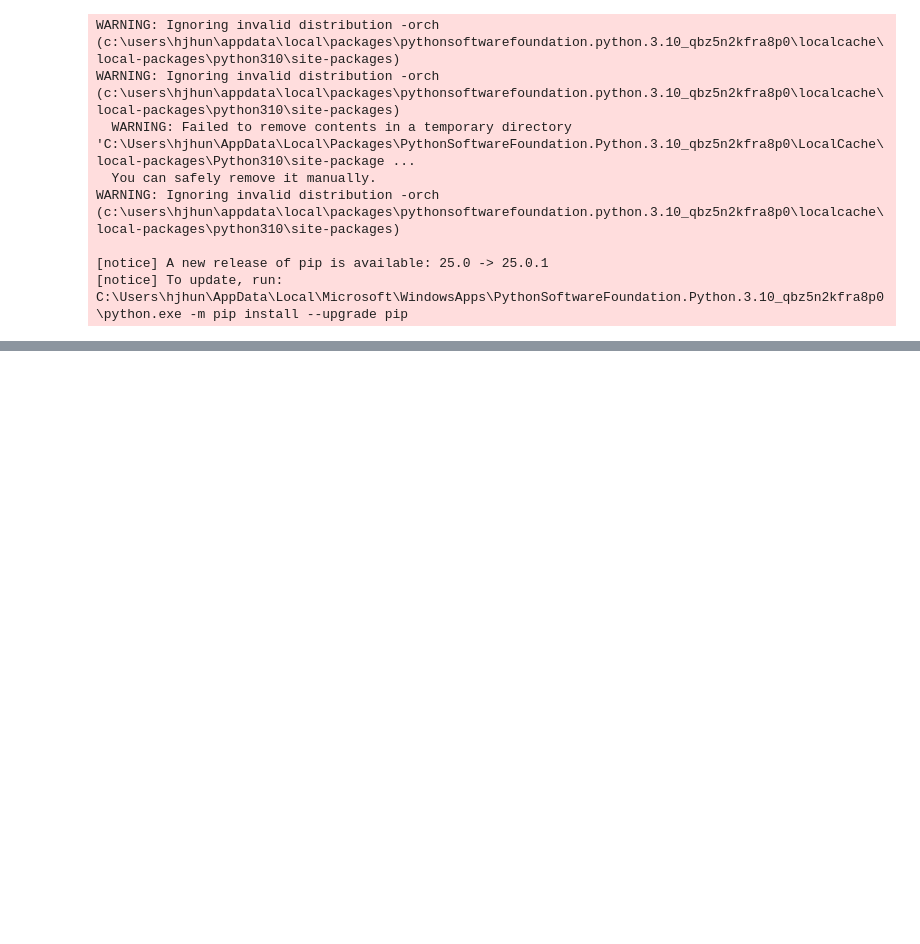
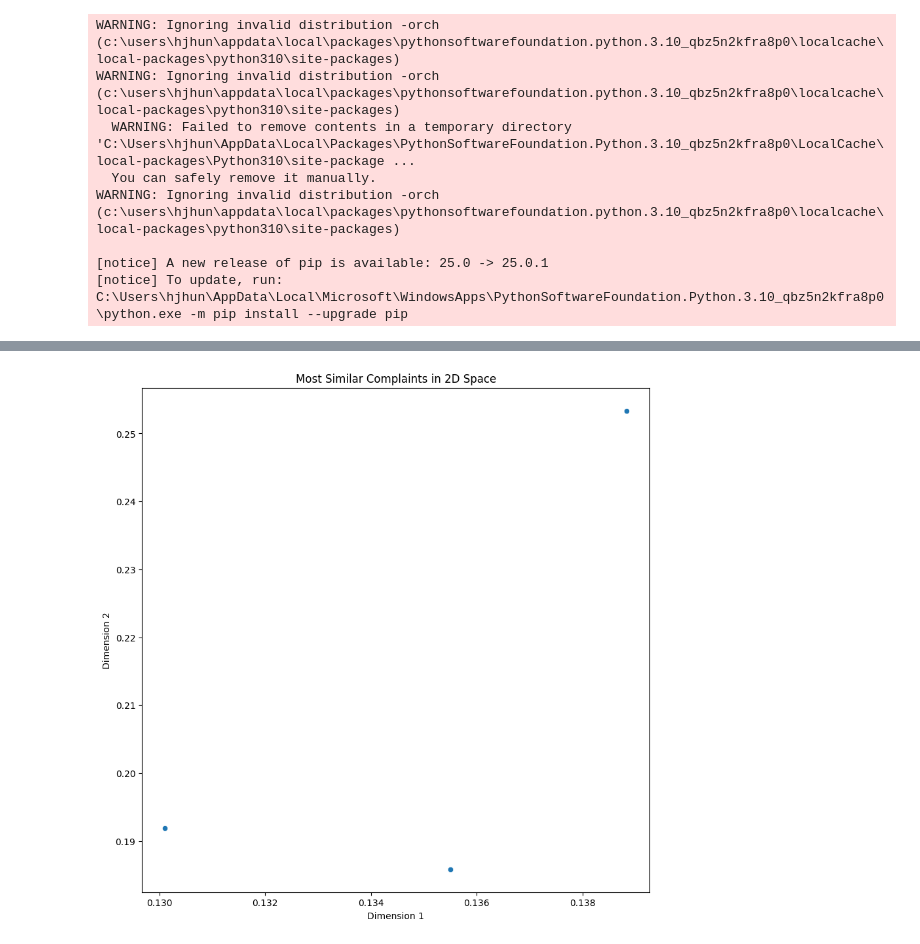
Before and after one commit to HJHUNT/SIADs_capstone_vehicle_complaints_and_recalls, a Jupyter notebook: Example/COMPLAINTS_RECEIVED_25.ipynb, the cells around one changed output, grey strips where cells are left out. Cells and saved outputs as stored; diff of their text form; code cells hidden in the pictures; blank space fills up the shorter version.

Commit message:
Fixed plotting

```diff
--- a/Example/COMPLAINTS_RECEIVED_25.ipynb
+++ b/Example/COMPLAINTS_RECEIVED_25.ipynb
@@ -703,0 +713,15 @@ WARNING: Ignoring invalid distribution -orch (c:\users\hjhun\appdata\local\packa
+# %%
+import os
+import pickle
+
+
+# save path off of current working directory
+desired_save_path = os.getcwd()
+
+# swap out the text Example for Datasets
+desired_save_path = desired_save_path.replace("Example", "Datasets")
+#C:\Repo\SIADs_Audio_Text_SRS\Datasets\most_similar_complaint.pkl
+
+# open the most_similar_complaint.plk file as df_most_similar_complaint
+with open(desired_save_path + "\\most_similar_complaint.pkl", "rb") as f:
+    df_most_similar_complaint = pickle.load(f)
@@ -703,0 +765,13 @@ WARNING: Ignoring invalid distribution -orch (c:\users\hjhun\appdata\local\packa
+# %%
+# plot df_most_similar_complaint['CDESCR_CLEANED_VECT'] as a scatter plot
+import matplotlib.pyplot as plt
+import seaborn as sns
+
+plt.figure(figsize=(10, 10))
+sns.scatterplot(x=df_most_similar_complaint['CDESCR_CLEANED_VECT'].apply(lambda x: x[0]), y=df_most_similar_complaint['CDESCR_CLEANED_VECT'].apply(lambda x: x[1]))
+plt.xlabel("Dimension 1")
+plt.ylabel("Dimension 2")
+plt.title("Most Similar Complaints in 2D Space")
+plt.show()
+# %% [output]
+[figure, added]
```
Also changed, not shown: parts of 4 cells of this notebook, 2 other files.
